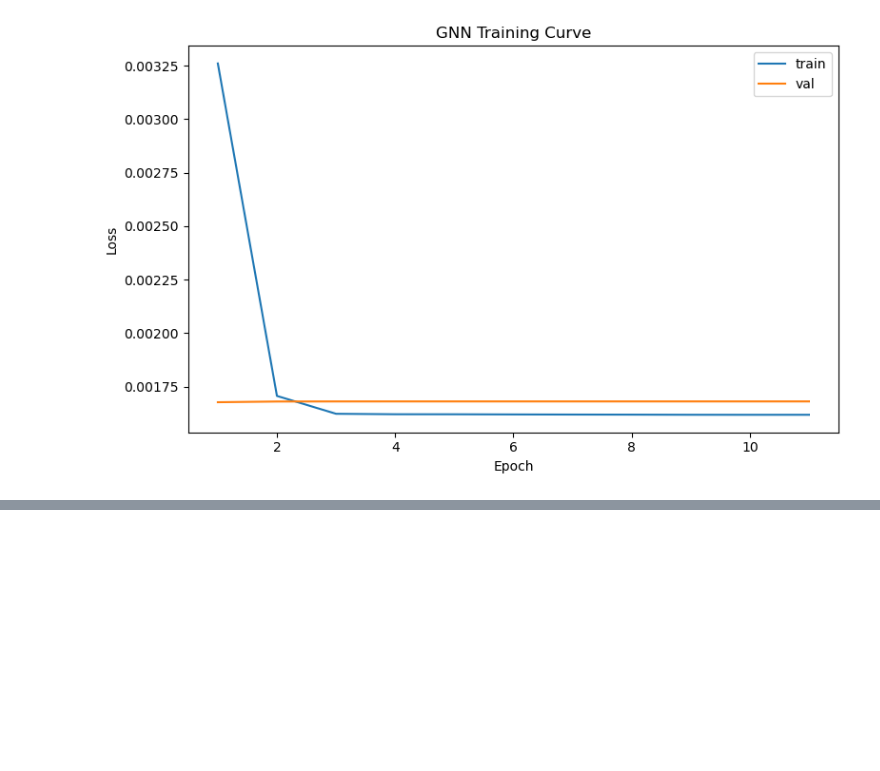
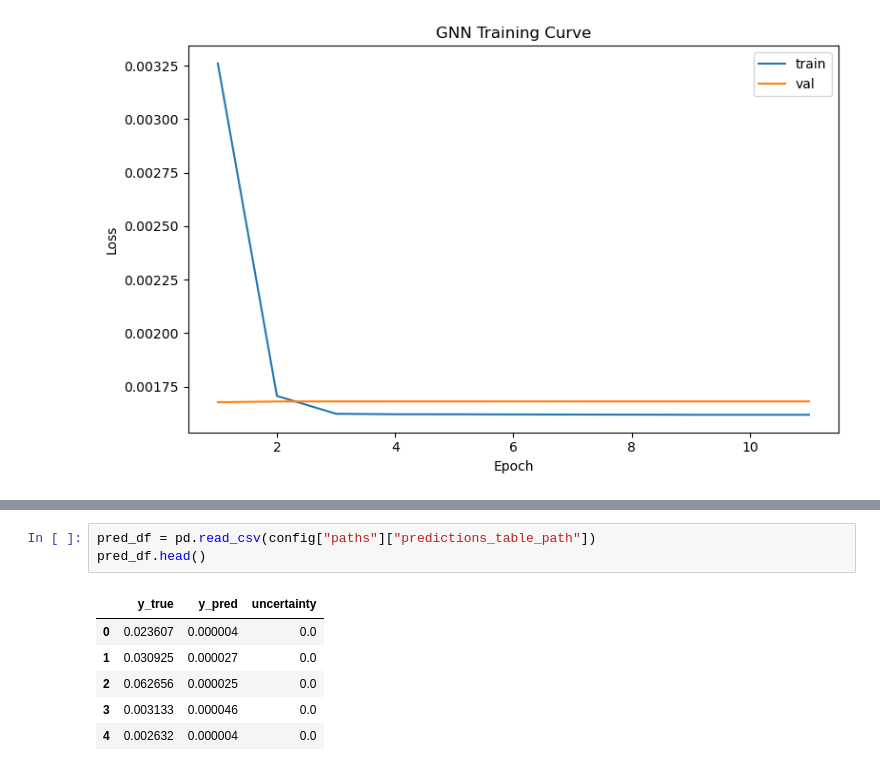
Before and after one commit to dilrabonu/wildfire-uncertainty-gnn, a Jupyter notebook: notebooks/04b_gnn_experiments.ipynb, the cells around one changed output, grey strips where cells are left out. Saved outputs shown, nothing was run; the diff lists cells and outputs as text; blank space fills up the shorter version.

```diff
--- a/notebooks/04b_gnn_experiments.ipynb
+++ b/notebooks/04b_gnn_experiments.ipynb
@@ -160,0 +167,10 @@ metrics
+# %%
+pred_df = pd.read_csv(config["paths"]["predictions_table_path"])
+pred_df.head()
+# %% [output]
+|  | y_true | y_pred | uncertainty |
+| 0 | 0.023607 | 0.000004 | 0.0 |
+| 1 | 0.030925 | 0.000027 | 0.0 |
+| 2 | 0.062656 | 0.000025 | 0.0 |
+| 3 | 0.003133 | 0.000046 | 0.0 |
+| 4 | 0.002632 | 0.000004 | 0.0 |
```
Also changed, not shown: parts of 5 cells of this notebook, 3 other files.
